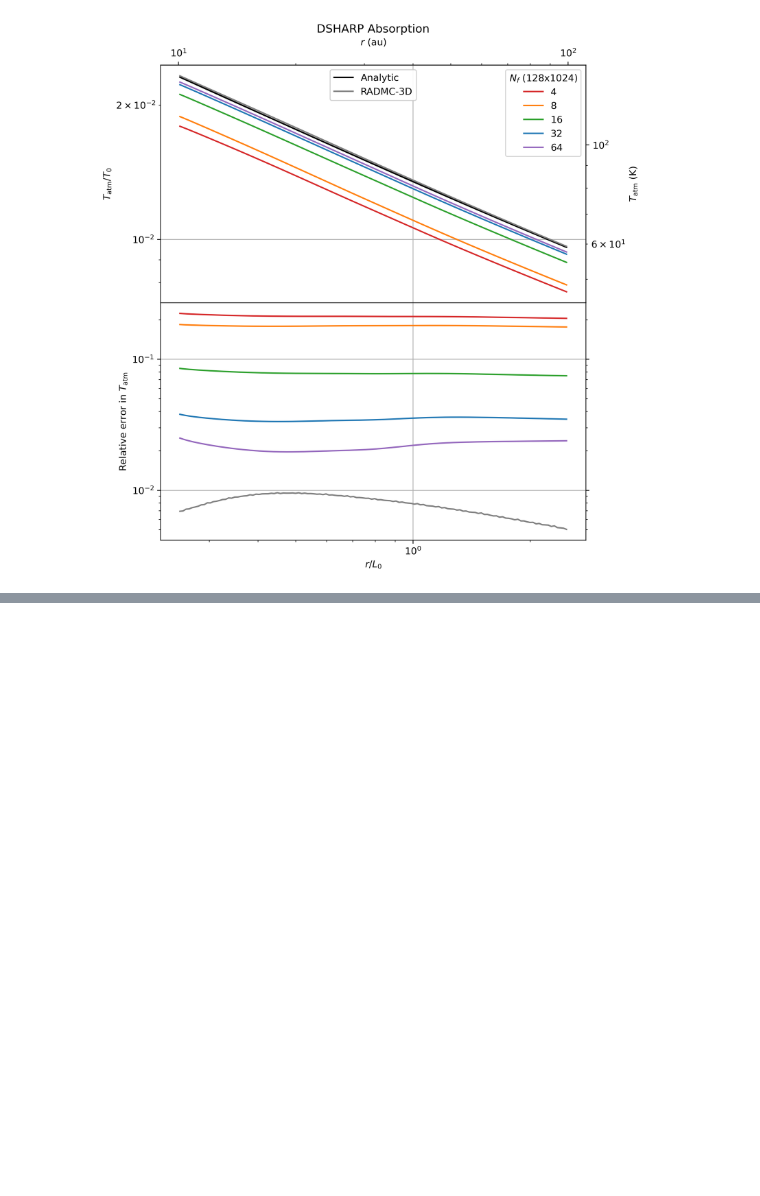
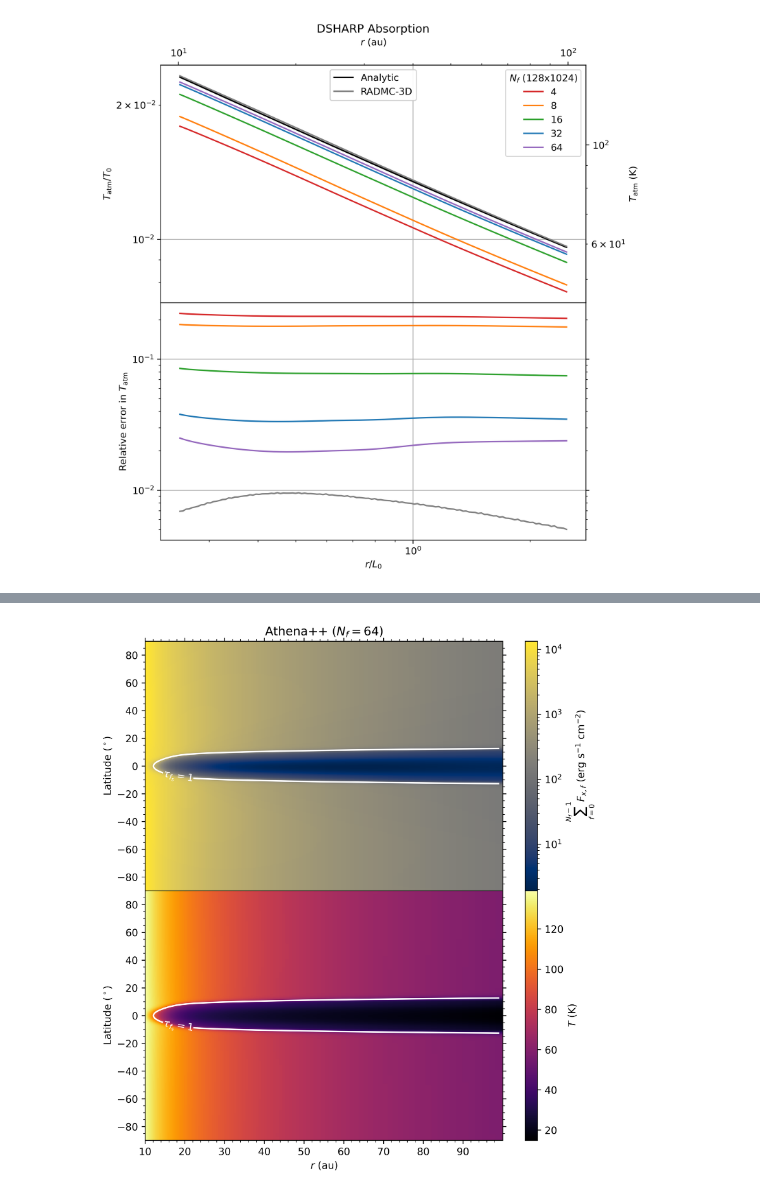
Before and after one commit to sabaronett/rad-hydro, a Jupyter notebook: athena/dev/yanfeij/dsharp_abs-v3/DSHARPAbs.ipynb, the cells around one changed output, grey strips where cells are left out. Cells and saved outputs as stored; diff of their text form; code cells hidden in the pictures; blank space fills up the shorter version.

```diff
--- a/athena/dev/yanfeij/dsharp_abs-v3/DSHARPAbs.ipynb
+++ b/athena/dev/yanfeij/dsharp_abs-v3/DSHARPAbs.ipynb
@@ -1566,0 +1718,74 @@ plt.subplots_adjust(hspace=0.0)
+# %%
+#===============================================================================
+import numpy as np
+import matplotlib.colors as colors
+import matplotlib.pyplot as plt
+import sys
+sys.path.insert(0, '/home/stanley/github/PrincetonUniversity/athena/vis/python')
+import athena_read
+
+problem_id = 'dsharp'
+fig, axs = plt.subplots(nrows=2, sharex=True, figsize=(8, 9), dpi=600)
+
+# Contour labels
+def fmt(x):
+  return rf'$\tau_{{f_\mathrm{{s}}}}={x:.0f}$'
+
+# Conversions
+rad2deg = 180/np.pi      # [deg]
+
+# Constants
+arad = 7.565733250033928e-15
+c_speed = 2.99792458e10  # // speed of light
+au      = 1.495978707e13 # astronomical unit [cm]
+L_au    = length_unit/au # [au]
+
+# Read and plot
+path = f'nfreq/64'
+athinput = athena_read.athinput(f'{path}/athinput.{problem_id}')
+length_unit = athinput['radiation']['length_unit']
+T_unit = athinput['radiation']['T_unit']
+N_f = 1
+f_star = 53
+athdf = athena_read.athdf(f'{path}/athdf/{problem_id}.out1.00001.athdf')
+t = athdf['Time']
+# Radial flux field
+Fx_field = np.zeros_like(athdf['rho'][0])
+try:
+  N_f = athinput['radiation']['n_frequency']
+  dtau = athdf[f'Sigma_a_{f_star}'][0]*np.diff(athdf['x1f'])
+  for f in range(N_f):
+    key = f'Fr_{f}_1'
+    Fx_field += athdf[key][0]
+except KeyError:
+  dtau = athdf['Sigma_a_0'][0]*np.diff(athdf['x1f'])
+  Fx_field = athdf['Fr1'][0]
+im0 = axs[0].pcolormesh(athdf['x1v']*L_au, 90-athdf['x2v']*rad2deg,
+                        Fx_field*c_speed*arad*T_unit**4, cmap='cividis',
+                        norm=colors.LogNorm())
+# Temperature field
+T_field = athdf['press'][0]/athdf['rho'][0]
+im1 = axs[1].pcolormesh(athdf['x1v']*L_au, 90-athdf['x2v']*rad2deg,
+                        T_field*T_unit, cmap='inferno')#, norm=colors.LogNorm())
+# tau = 1 surface
+tau_field = np.cumsum(dtau, axis=1)
+
+cbar_F = plt.colorbar(im0, label=r'$\sum_{f=0}^{N_f-1}F_{x,f}$ (erg s$^{-1}$ cm$^{-2}$)')
+cbar_T = plt.colorbar(im1, label=r'$T$ (K)')
+
+# Format (sub)plots
+for i, ax in enumerate(axs):
+  CS = ax.contour(athdf['x1v']*L_au, 90-athdf['x2v']*rad2deg, tau_field, [1, 1e5],
+                  colors=['white', 'white'])
+  ax.clabel(CS, CS.levels, fmt=fmt)
+  ax.minorticks_on()
+  ax.set(ylabel=r'Latitude ($^\circ$)')
+  ax.tick_params(axis='both', which='both', right=True)
+
+plt.subplots_adjust(hspace=0)
+axs[0].set(title=rf'Athena++ ($N_f={N_f}$)')
+axs[0].tick_params(axis='both', which='both', top=True)
+axs[1].set(xlabel=r'$r$ (au)')
+plt.savefig('therm_eq.png', bbox_inches='tight', pad_inches=0.01)
+# %% [output]
+[figure, added]
```
Also changed, not shown: parts of 3 cells of this notebook.
